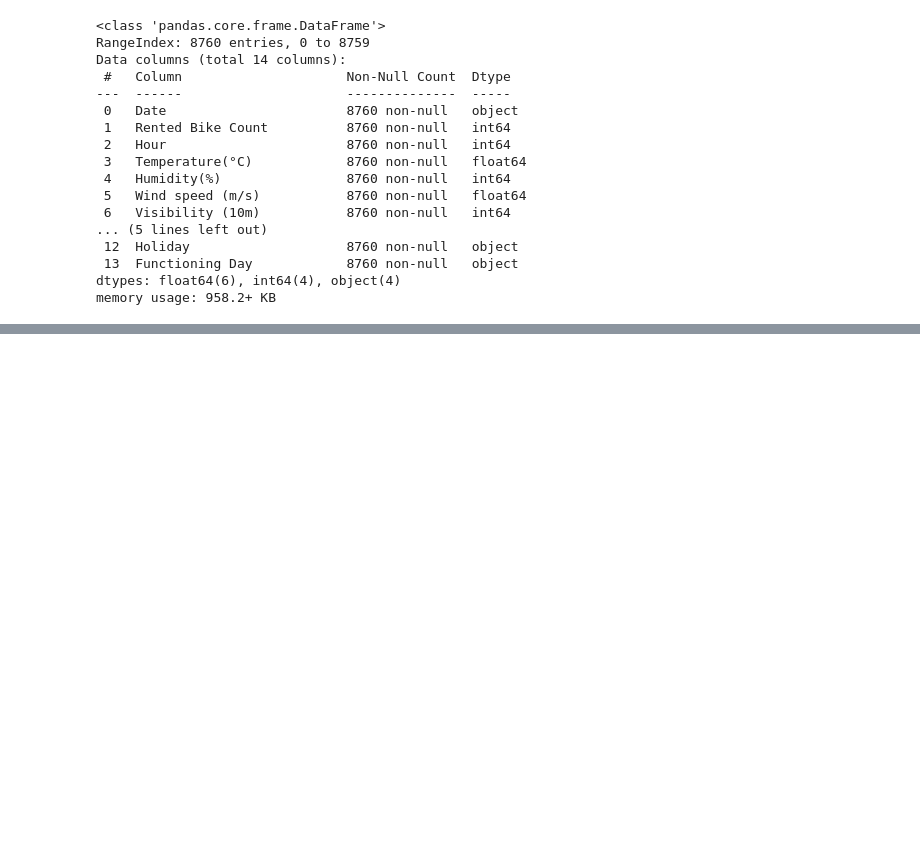
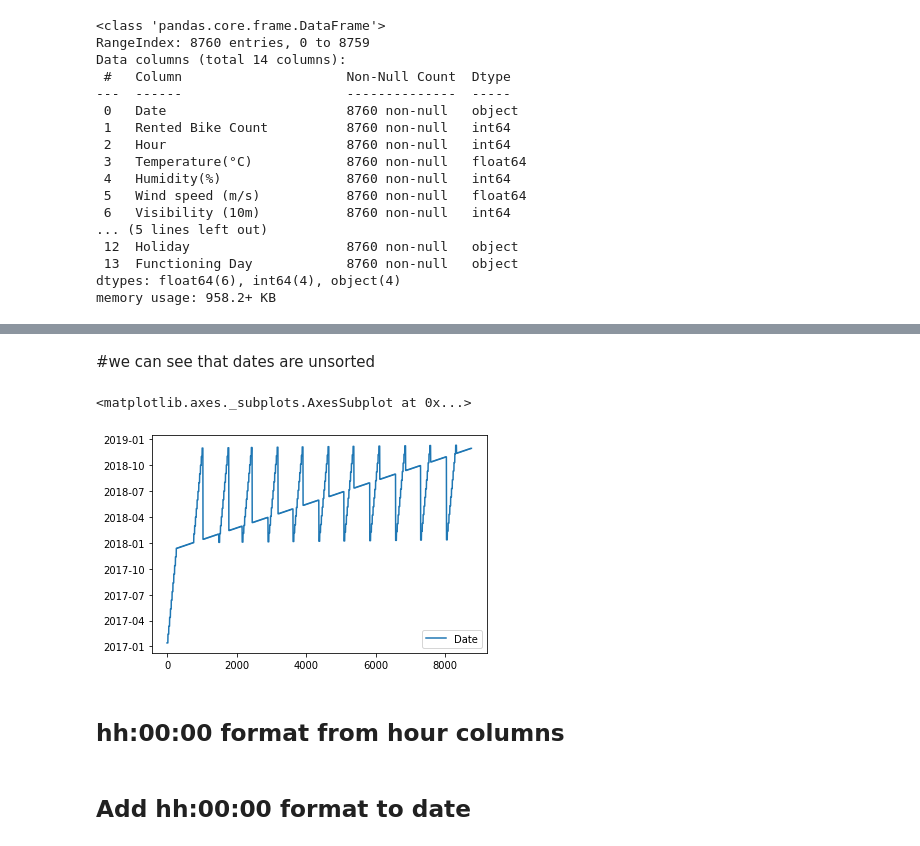
Before and after one commit to MeghanaRanganath98/ML-Capstone-project-Regression, a Jupyter notebook: Meghana_RS_Bike_Sharing_Demand_Prediction_Capstone_Project.ipynb, the cells around one changed output, grey strips where cells are left out. Drawn from its saved outputs; the diff is of its cells as text; code cells hidden in the pictures; blank space fills up the shorter version.

```diff
--- a/Meghana_RS_Bike_Sharing_Demand_Prediction_Capstone_Project.ipynb
+++ b/Meghana_RS_Bike_Sharing_Demand_Prediction_Capstone_Project.ipynb
@@ -102,0 +114,6 @@ memory usage: 958.2+ KB
+# %%
+label = {'Holiday': {'Holiday': 'Yes', 'No Holiday': 'No'}}
+
+df = df.replace(label)
+
+df
@@ -102,0 +134,10 @@ memory usage: 958.2+ KB
+# %% [markdown]
+#we can see that dates are unsorted
+# %%
+df['Date'] = pd.to_datetime(df['Date'])
+df.plot(y='Date')
+# %% [output]
+<matplotlib.axes._subplots.AxesSubplot at 0x...>
+[figure, added]
+# %% [markdown]
+## hh:00:00 format from hour columns
@@ -102,0 +147,2 @@ memory usage: 958.2+ KB
+# %% [markdown]
+## Add hh:00:00 format to date
```
Also changed, not shown: parts of 20 cells of this notebook.
